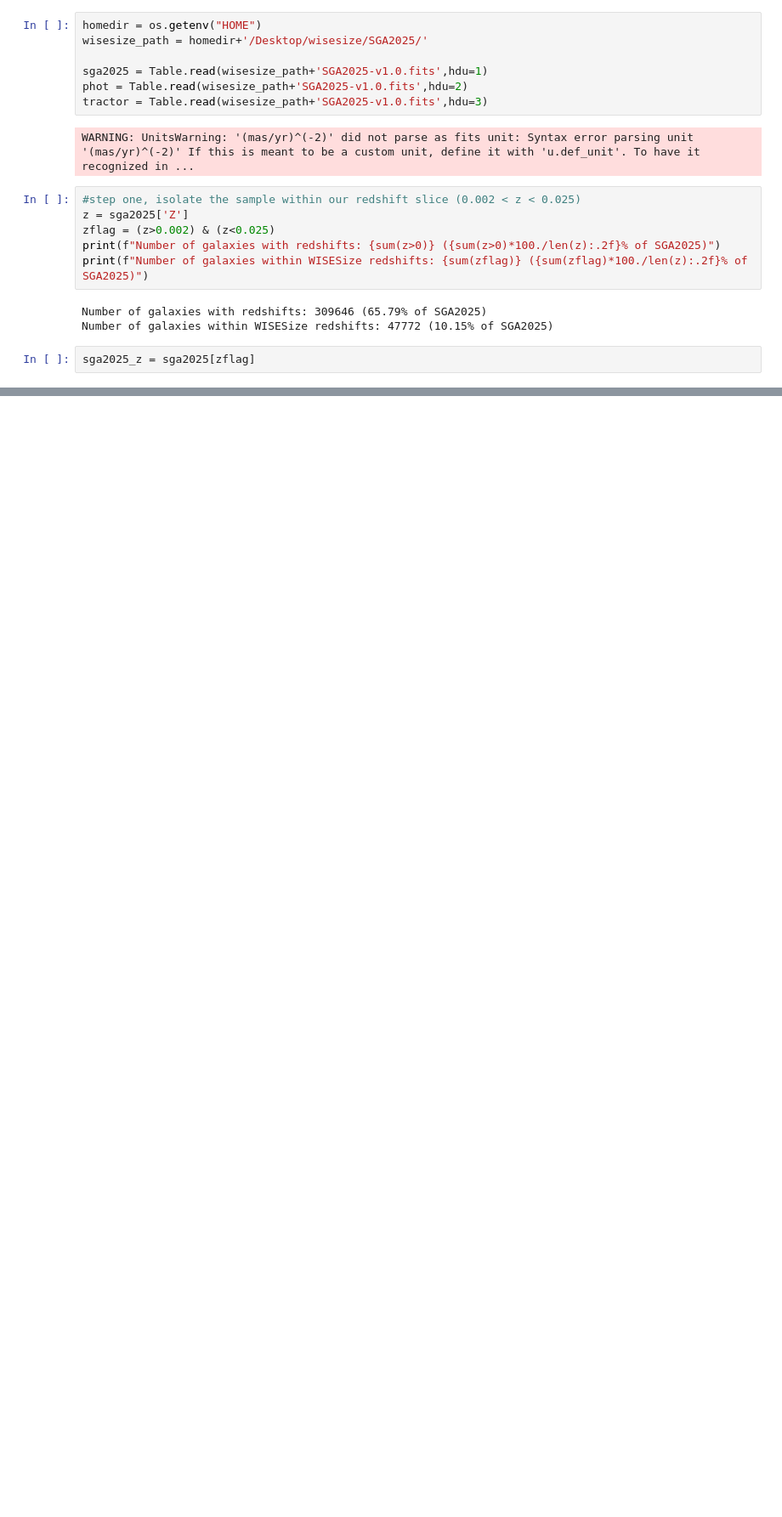
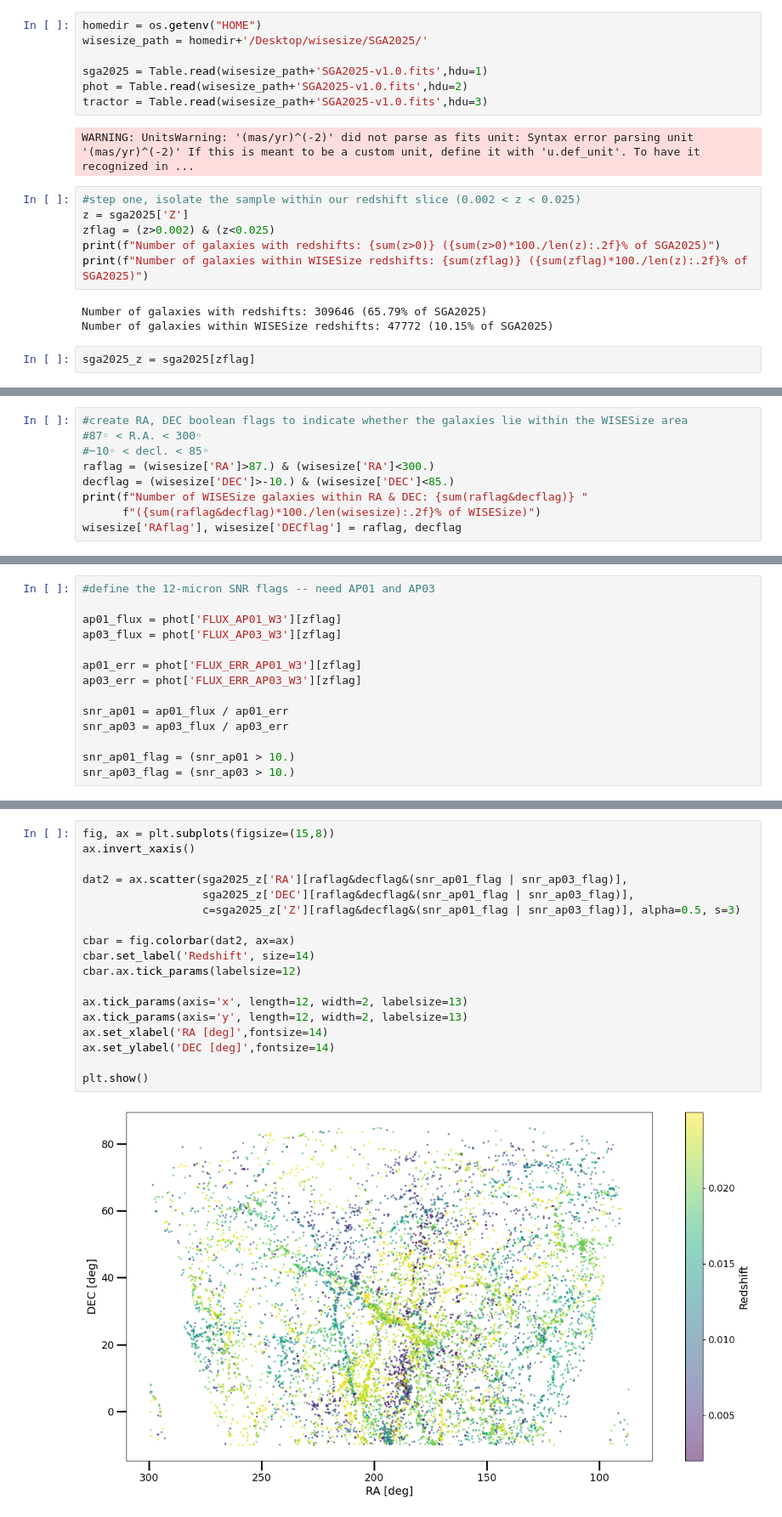
Before and after one commit to gammaspire/wisesize, a Jupyter notebook: wisesize_parent.ipynb, the cells around one changed output, grey strips where cells are left out. Shown at 85% size. Cells and saved outputs as stored; diff of their text form; blank space fills up the shorter version.

```diff
--- a/wisesize_parent.ipynb
+++ b/wisesize_parent.ipynb
@@ -34,0 +41,9 @@ print(f"Number of galaxies within WISESize RA&DEC: {sum(zflag)} ({sum(zflag)*100
+# %%
+#create RA, DEC boolean flags to indicate whether the galaxies lie within the WISESize area
+#87◦ < R.A. < 300◦
+#−10◦ < decl. < 85◦
+raflag = (wisesize['RA']>87.) & (wisesize['RA']<300.)
+decflag = (wisesize['DEC']>-10.) & (wisesize['DEC']<85.)
+print(f"Number of WISESize galaxies within RA & DEC: {sum(raflag&decflag)} "
+      f"({sum(raflag&decflag)*100./len(wisesize):.2f}% of WISESize)")
+wisesize['RAflag'], wisesize['DECflag'] = raflag, decflag
@@ -34,0 +80,14 @@ print(f"Number of galaxies within WISESize RA&DEC: {sum(zflag)} ({sum(zflag)*100
+# %%
+#define the 12-micron SNR flags -- need AP01 and AP03
+
+ap01_flux = phot['FLUX_AP01_W3'][zflag]
+ap03_flux = phot['FLUX_AP03_W3'][zflag]
+
+ap01_err = phot['FLUX_ERR_AP01_W3'][zflag]
+ap03_err = phot['FLUX_ERR_AP03_W3'][zflag]
+
+snr_ap01 = ap01_flux / ap01_err
+snr_ap03 = ap03_flux / ap03_err
+
+snr_ap01_flag = (snr_ap01 > 10.)
+snr_ap03_flag = (snr_ap03 > 10.)
@@ -34,0 +96,20 @@ print(f"Number of galaxies within WISESize RA&DEC: {sum(zflag)} ({sum(zflag)*100
+# %%
+fig, ax = plt.subplots(figsize=(15,8))
+ax.invert_xaxis()
+
+dat2 = ax.scatter(sga2025_z['RA'][raflag&decflag&(snr_ap01_flag | snr_ap03_flag)],
+                  sga2025_z['DEC'][raflag&decflag&(snr_ap01_flag | snr_ap03_flag)],
+                  c=sga2025_z['Z'][raflag&decflag&(snr_ap01_flag | snr_ap03_flag)], alpha=0.5, s=3)
+
+cbar = fig.colorbar(dat2, ax=ax)
+cbar.set_label('Redshift', size=14)
+cbar.ax.tick_params(labelsize=12)
+
+ax.tick_params(axis='x', length=12, width=2, labelsize=13)
+ax.tick_params(axis='y', length=12, width=2, labelsize=13)
+ax.set_xlabel('RA [deg]',fontsize=14)
+ax.set_ylabel('DEC [deg]',fontsize=14)
+
+plt.show()
+# %% [output]
+[figure, added]
```
Also changed, not shown: parts of 11 cells of this notebook, 20 other files.
